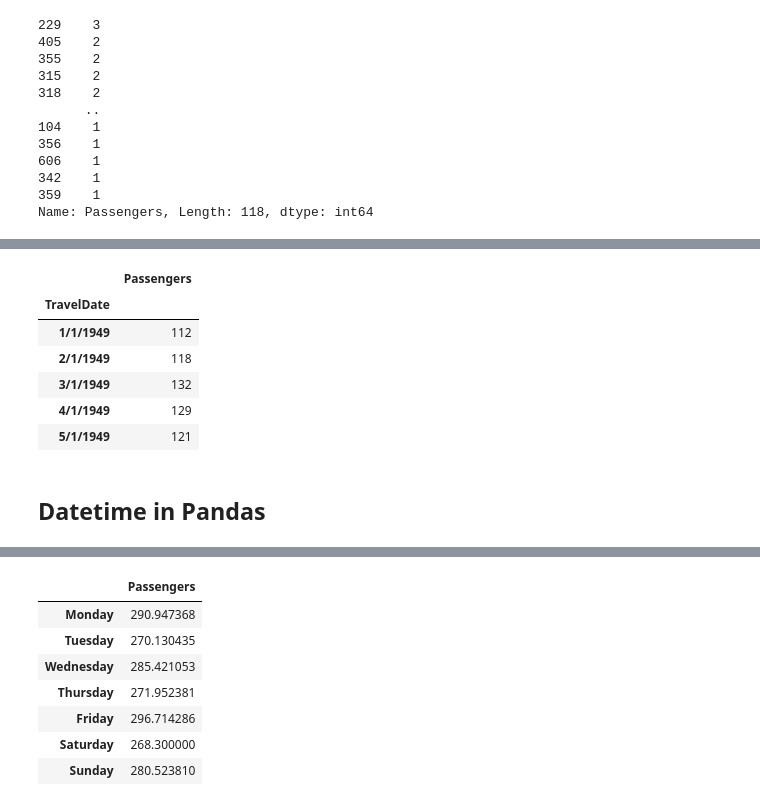
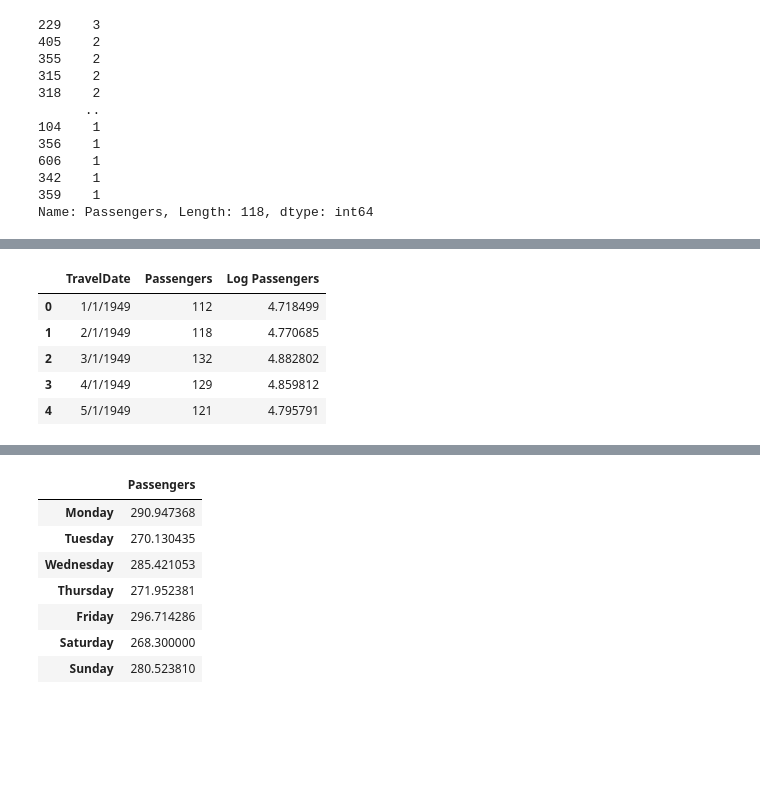
Before and after one commit to jbduarte/SGPE_Numerical_Course, a Jupyter notebook: Part 3- Data Analysis/14_Data_Analysis.ipynb, the cells around one changed output, grey strips where cells are left out. Drawn from its saved outputs; the diff is of its cells as text; code cells hidden in the pictures; blank space fills up the shorter version.

```diff
--- a/Part 3- Data Analysis/14_Data_Analysis.ipynb
+++ b/Part 3- Data Analysis/14_Data_Analysis.ipynb
@@ -197,0 +389,7 @@ data.drop(['2/1/1949', '4/1/1949'], axis=0).head(5)
+# %%
+import matplotlib.pyplot as plt
+plt.style.use('ggplot') # Make the graphs a bit prettier
+
+data = pd.read_csv('data/AirPassengers.csv')
+data.plot()
+plt.show()
@@ -215,4 +418,0 @@ Name: Passengers, Length: 118, dtype: int64
-# %%
-# Lets write the data into a different file type say stata (dta)
-data = data.drop(labels='TravelDate', axis=1)
-data.to_stata('newdatatype.dta')
@@ -225,16 +429,13 @@ data['Passengers'].value_counts().head(5).to_latex('newtable.tex')
 import numpy as np
 log_data = data.copy()
 
-log_data['Passengers'] = np.log(data['Passengers'])
+log_data['Log Passengers'] = np.log(data['Passengers'])
 # %%
-data.head(5)
+log_data.head(5)
 # %% [output]
-|  | Passengers |
-| TravelDate |  |
-| 1/1/1949 | 112 |
-| 2/1/1949 | 118 |
-| 3/1/1949 | 132 |
-| 4/1/1949 | 129 |
-| 5/1/1949 | 121 |
+|  | TravelDate | Passengers | Log Passengers |
+| 0 | 1/1/1949 | 112 | 4.718499 |
+| 1 | 2/1/1949 | 118 | 4.770685 |
+| 2 | 3/1/1949 | 132 | 4.882802 |
+| 3 | 4/1/1949 | 129 | 4.859812 |
+| 4 | 5/1/1949 | 121 | 4.795791 |
-# %% [markdown]
-## Datetime in Pandas
```
Also changed, not shown: parts of 111 cells of this notebook, 3 other files.
